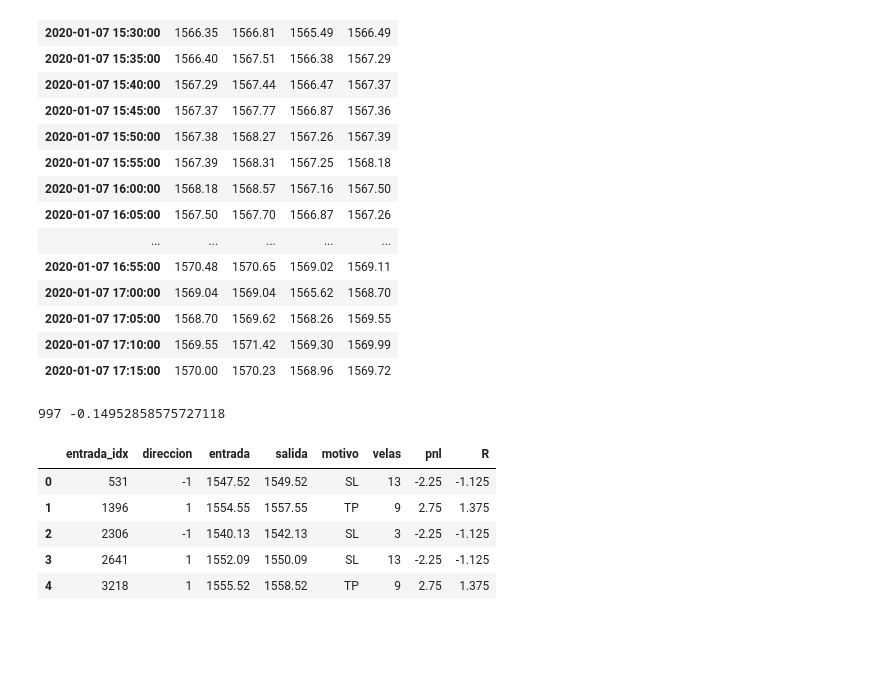
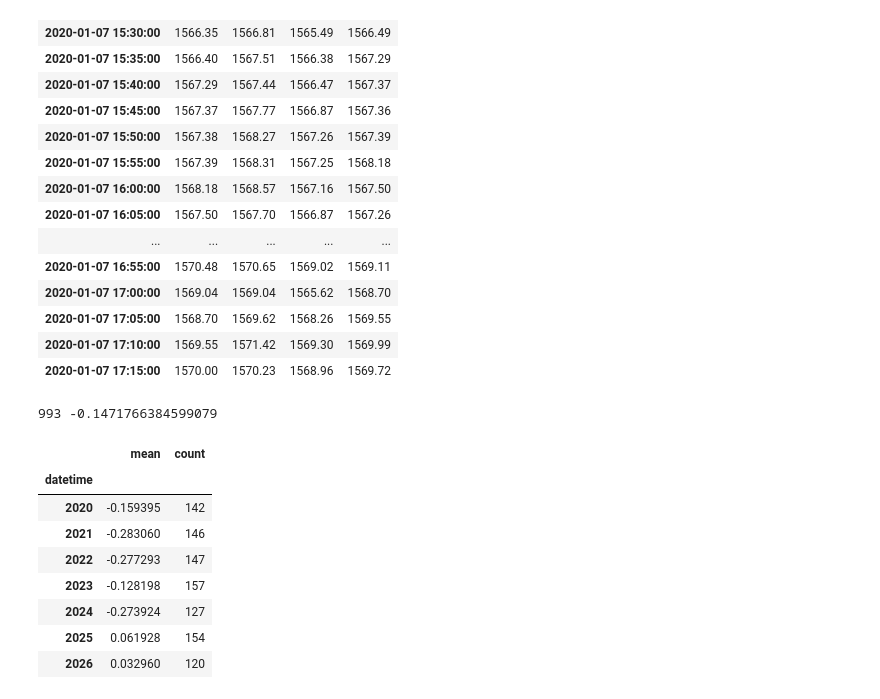
Before and after one commit to K4iserDev/Quant, a Jupyter notebook: notebooks/03_estrategy.ipynb, the cells around one changed output. Drawn from its saved outputs; the diff is of its cells as text; code cells hidden in the pictures; blank space fills up the shorter version.

```diff
--- a/notebooks/03_estrategy.ipynb
+++ b/notebooks/03_estrategy.ipynb
@@ -38,18 +46,20 @@ df.iloc[1000:1024][["open", "high", "low", "close"]]
 | 2020-01-07 17:05:00 | 1568.70 | 1569.62 | 1568.26 | 1569.55 |
 | 2020-01-07 17:10:00 | 1569.55 | 1571.42 | 1569.30 | 1569.99 |
 | 2020-01-07 17:15:00 | 1570.00 | 1570.23 | 1568.96 | 1569.72 |
-# %%
-rng = np.random.default_rng(0)
-señales = pd.Series(rng.choice([0, 1, -1], size=len(df), p=[0.998, 0.001, 0.001]), index=df.index)
-
-trades = backtest(df, señales, sl_dist=2.0, tp_dist=3.0, max_velas=24, coste=0.25)
-print(len(trades), trades["R"].mean())
-trades.head()
-# %% [output]
-997 -0.14952858575727118
-|  | entrada_idx | direccion | entrada | salida | motivo | velas | pnl | R |
-| 0 | 531 | -1 | 1547.52 | 1549.52 | SL | 13 | -2.25 | -1.125 |
-| 1 | 1396 | 1 | 1554.55 | 1557.55 | TP | 9 | 2.75 | 1.375 |
-| 2 | 2306 | -1 | 1540.13 | 1542.13 | SL | 3 | -2.25 | -1.125 |
-| 3 | 2641 | 1 | 1552.09 | 1550.09 | SL | 13 | -2.25 | -1.125 |
-| 4 | 3218 | 1 | 1555.52 | 1558.52 | TP | 9 | 2.75 | 1.375 |
+# %%
+rng = np.random.default_rng(0)
+señales_pocas = pd.Series(rng.choice([0, 1, -1], size=len(df), p=[0.998, 0.001, 0.001]), index=df.index)
+trades_pocas = backtest(df, señales_pocas, sl_mult=1.5, tp_mult=2.0, max_velas=24, coste=0.25)
+print(len(trades_pocas), trades_pocas["R"].mean())
+trades_pocas.groupby(df.index[trades_pocas["entrada_idx"]].year)["R"].agg(["mean", "count"])
+# %% [output]
+993 -0.1471766384599079
+|  | mean | count |
+| datetime |  |  |
+| 2020 | -0.159395 | 142 |
+| 2021 | -0.283060 | 146 |
+| 2022 | -0.277293 | 147 |
+| 2023 | -0.128198 | 157 |
+| 2024 | -0.273924 | 127 |
+| 2025 | 0.061928 | 154 |
+| 2026 | 0.032960 | 120 |
```
Also changed, not shown: parts of 7 cells of this notebook, 4 other files.
